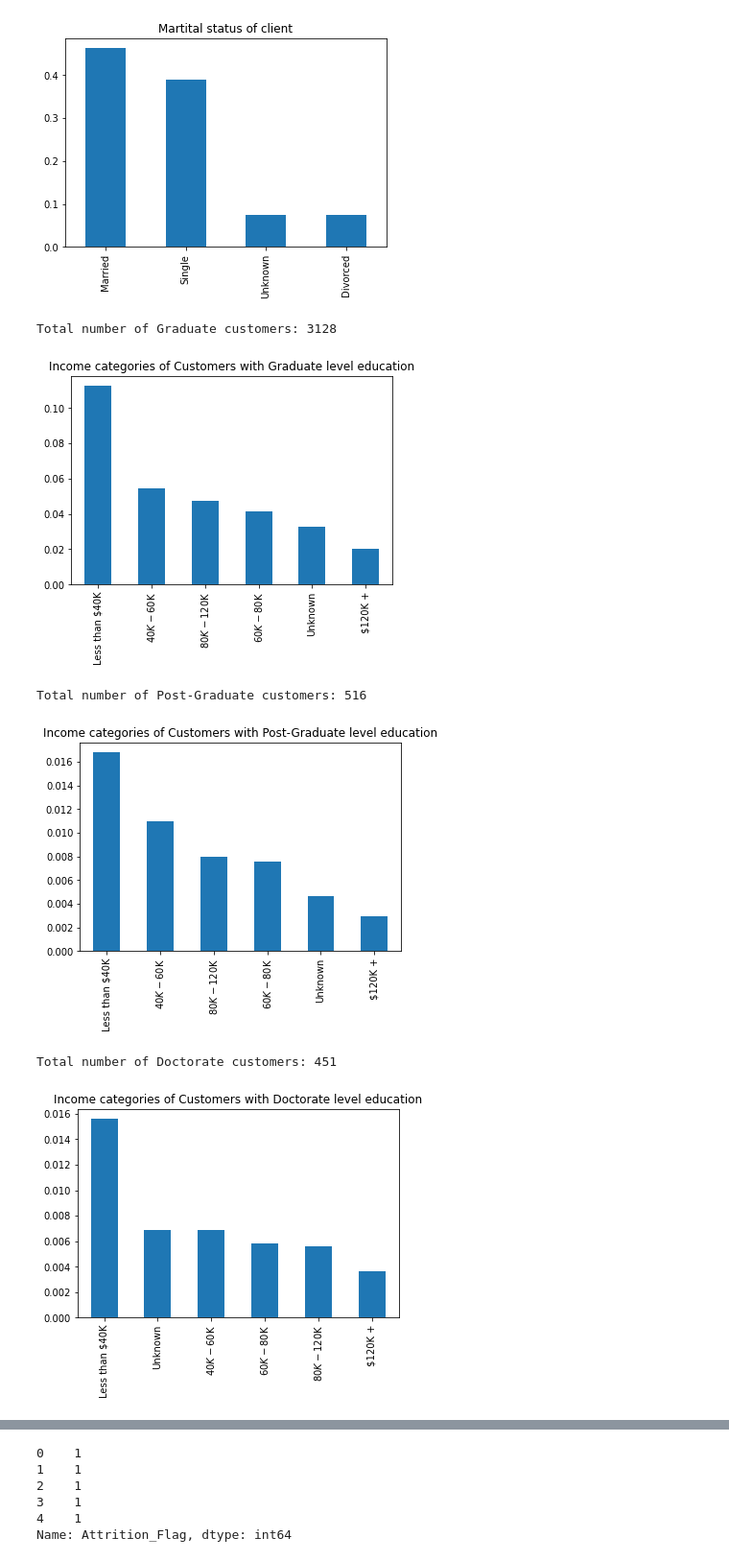
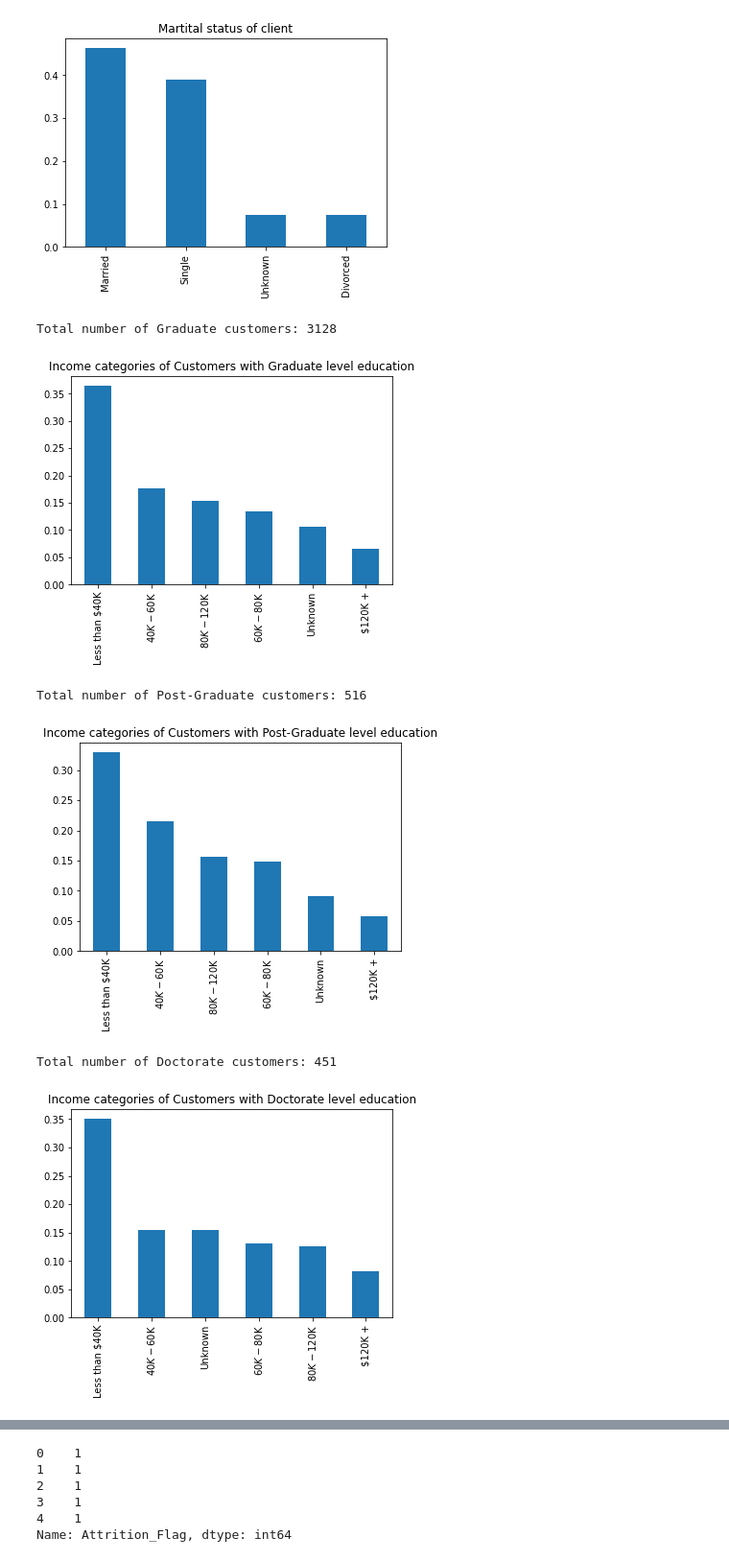
Before and after one commit to anushakamath97/credit_card_customer_analysis, a Jupyter notebook: Credit_Card_Customer.ipynb, the cells around one changed output, grey strips where cells are left out. Shown at 96% size. Drawn from its saved outputs; the diff is of its cells as text; code cells hidden in the pictures.

```diff
--- a/Credit_Card_Customer.ipynb
+++ b/Credit_Card_Customer.ipynb
@@ -99,27 +104,27 @@ Percentage of columns unknown: 0.07396069912116125
 # %%
 # Q2: Do highly educated people have high income?
 
 # Let's take customers who are Graduates, Doctorates, Post-Graduate and plot against their salaries
 def plot_income_categories(education_level):
   edu_cust = df[df["Education_Level"] == education_level]
   print("Total number of {} customers:".format(education_level), edu_cust.shape[0])
-  (edu_cust["Income_Category"].value_counts()/df.shape[0]).plot(kind="bar");
+  (edu_cust["Income_Category"].value_counts()/edu_cust.shape[0]).plot(kind="bar");
   plt.title("Income categories of Customers with {} level education".format(education_level));
   plt.show()
 
 edu_categories = ["Graduate", "Post-Graduate", "Doctorate"]
 
 for cat in edu_categories:
   plot_income_categories(cat)
 
 # We can observe a slight increase in the percentage of customers' salary with higher education level but the distribution across the salary categories appears to remain same.
 # %% [output]
 Total number of Graduate customers: 3128
-[figure, old version]
+[figure, new version]
 Total number of Post-Graduate customers: 516
-[figure, old version]
+[figure, new version]
 Total number of Doctorate customers: 451
-[figure, old version]
+[figure, new version]
 # %%
 income_cat = df["Income_Category"].value_counts()
 
```
Also changed, not shown: parts of 23 cells of this notebook.
